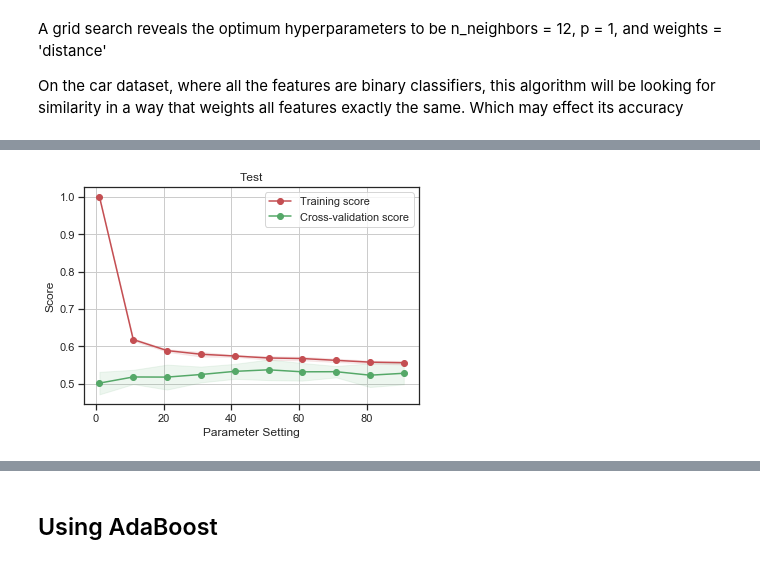
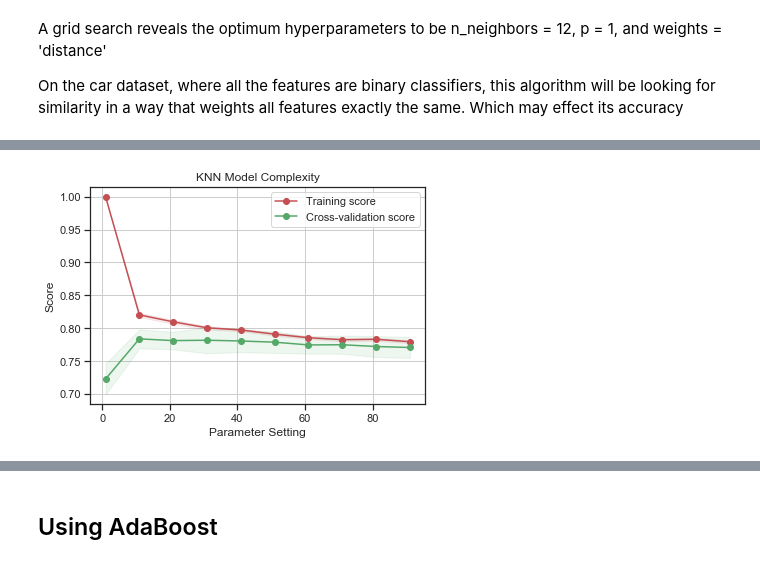
Before and after one commit to JonMcEntee/gatech, a Jupyter notebook: Machine Learning - Assignment 1.ipynb, the cells around one changed output, grey strips where cells are left out. Saved outputs shown, nothing was run; the diff lists cells and outputs as text; code cells hidden in the pictures.

```diff
--- a/Machine Learning - Assignment 1.ipynb
+++ b/Machine Learning - Assignment 1.ipynb
@@ -276,7 +269,7 @@ A grid search reveals the optimum hyperparameters to be n_neighbors = 12, p = 1,
 
 On the car dataset, where all the features are binary classifiers, this algorithm will be looking for similarity in a way that weights all features exactly the same. Which may effect its accuracy
 # %%
-clf = KNeighborsClassifier(p=1)
-plot_validation_curve(estimator=clf, title="Test", X=X_train, y=y_train, param_name='n_neighbors',
+clf = KNeighborsClassifier(p=2)
+plot_validation_curve(estimator=clf, title="KNN Model Complexity", X=X_train, y=y_train, param_name='n_neighbors',
                       param_range=range(1, 100, 10), cv=10)
 # %% [output]
@@ -284,3 +277,3 @@ plot_validation_curve(estimator=clf, title="Test", X=X_train, y=y_train, param_n
-[figure, old version]
+[figure, new version]
 # %%
 # the built in learning curve
```
Also changed, not shown: parts of 18 cells of this notebook, 1 other file.
